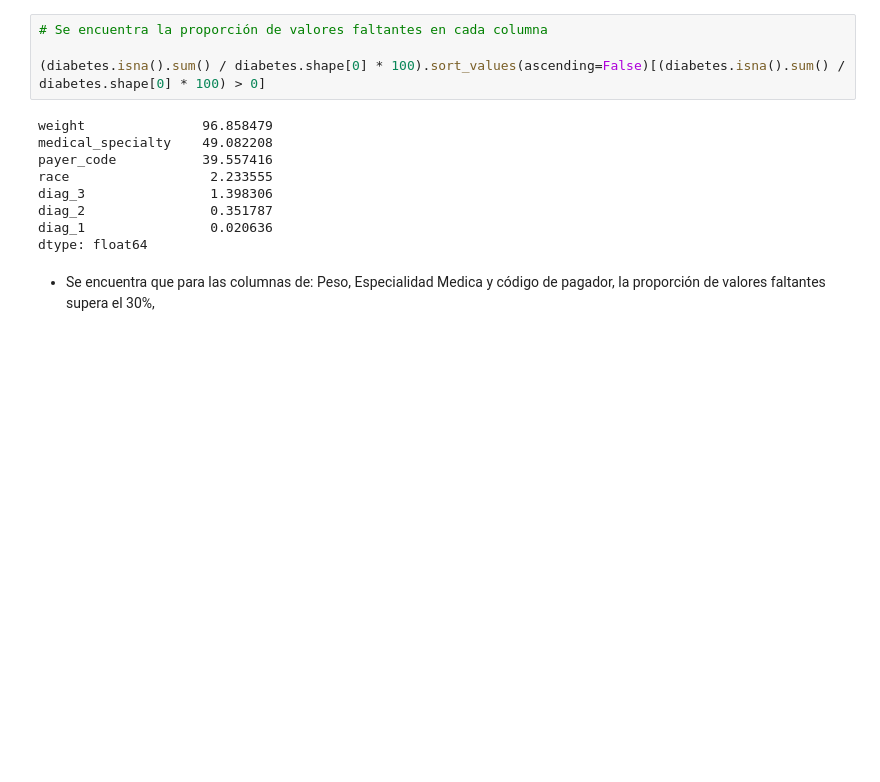
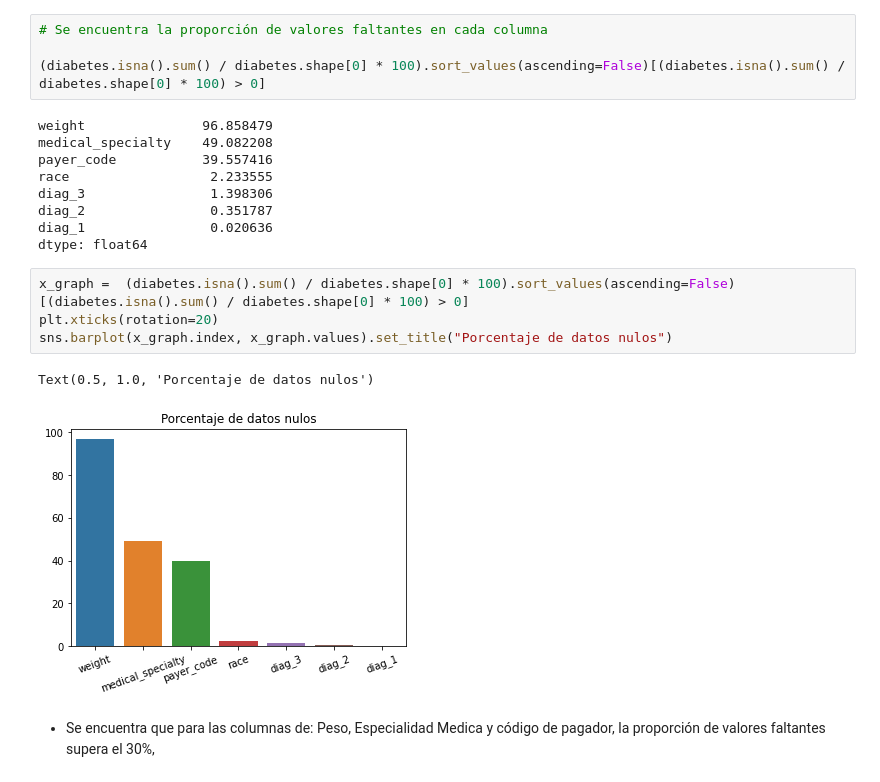
Before and after one commit to steven0197/ifood_diabetes, a Jupyter notebook: Diabetes_Ifood.ipynb, the cells around one changed output. Cells and saved outputs as stored; diff of their text form; blank space fills up the shorter version.

```diff
--- a/Diabetes_Ifood.ipynb
+++ b/Diabetes_Ifood.ipynb
@@ -89,6 +89,13 @@ diag_3                1.398306
 diag_2                0.351787
 diag_1                0.020636
 dtype: float64
+# %%
+x_graph =  (diabetes.isna().sum() / diabetes.shape[0] * 100).sort_values(ascending=False)[(diabetes.isna().sum() / diabetes.shape[0] * 100) > 0]
+plt.xticks(rotation=20)
+sns.barplot(x_graph.index, x_graph.values).set_title("Porcentaje de datos nulos")
+# %% [output]
+Text(0.5, 1.0, 'Porcentaje de datos nulos')
+[figure, added]
 # %% [markdown]
 * Se encuentra que para las columnas de: Peso, Especialidad Medica y código de pagador, la proporción de valores faltantes supera el 30%,
 # %%
```
Also changed, not shown: parts of 1 cell of this notebook, 5 other files.
